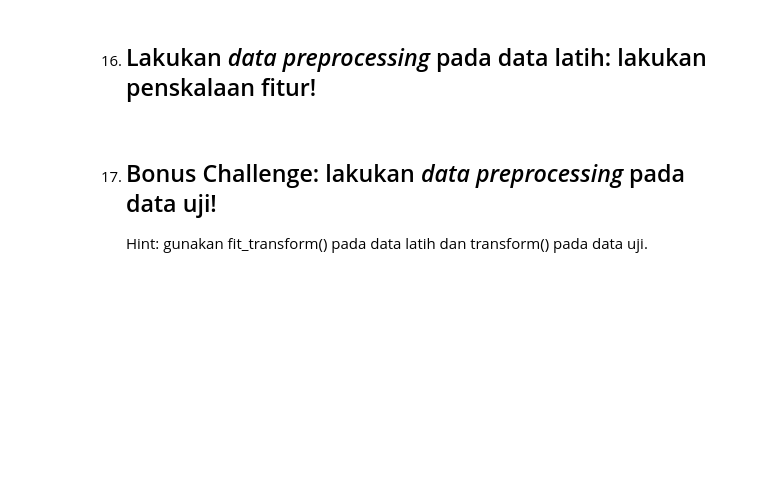
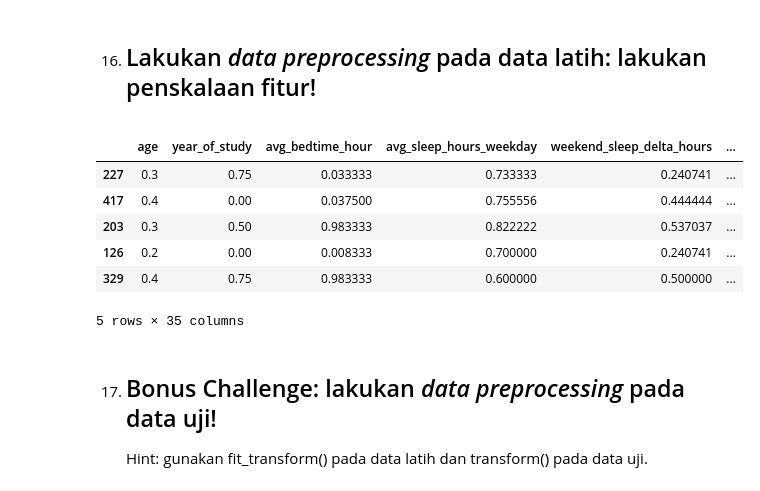
Before and after one commit to yumahazza/practice_machine_learning, a Jupyter notebook: sessio2_EDA_Preprocessing.ipynb, the cells around one changed output. Saved outputs shown, nothing was run; the diff lists cells and outputs as text; code cells hidden in the pictures; blank space fills up the shorter version.

```diff
--- a/sessio2_EDA_Preprocessing.ipynb
+++ b/sessio2_EDA_Preprocessing.ipynb
@@ -996,3 +993,7 @@ for col in fitur_ordinal:
+# %%
+if 'weekly_study_hours' in X_train_tugas.columns:
+    X_train_tugas['weekly_study_hours_sqrt'] = np.sqrt(X_train_tugas['weekly_study_hours'])
+    X_train_tugas.drop(columns=['weekly_study_hours'], inplace=True)
 # %% [markdown]
 15. Lakukan *data preprocessing* pada data latih: lakukan *encoding* pada data kategorikal!
     -
@@ -1002,3 +1000,29 @@ for col in fitur_ordinal:
+# %%
+from sklearn.preprocessing import OneHotEncoder
+
+# Normalisasi gender
+gender_map = {
+    'Male': 'Male', 'male': 'Male', 'M': 'Male',
+    'Female': 'Female', 'female': 'Female', 'F': 'Female',
+    'Prefer not to say': 'Prefer not to say', 'Non-binary': 'Non-binary'
+}
+if 'gender' in X_train_tugas.columns:
+    X_train_tugas['gender'] = X_train_tugas['gender'].map(gender_map)
+
+# Menghapus student_id
+if 'student_id' in X_train_tugas.columns:
+    X_train_tugas.drop(columns=['student_id'], inplace=True)
+
+# Fit dan Transform OneHotEncoder
+cat_cols = X_train_tugas.select_dtypes(include=['object']).columns.tolist()
+encoder = OneHotEncoder(sparse_output=False, drop='first', handle_unknown='ignore')
+
+encoded_train_array = encoder.fit_transform(X_train_tugas[cat_cols])
+encoded_cols = encoder.get_feature_names_out(cat_cols)
+
+encoded_train_df = pd.DataFrame(encoded_train_array, columns=encoded_cols, index=X_train_tugas.index)
+X_train_tugas = X_train_tugas.drop(columns=cat_cols)
+X_train_tugas = pd.concat([X_train_tugas, encoded_train_df], axis=1)
 # %% [markdown]
 16. Lakukan *data preprocessing* pada data latih: lakukan penskalaan fitur!
     -
@@ -1008,3 +1029,21 @@ for col in fitur_ordinal:
+# %%
+from sklearn.preprocessing import MinMaxScaler
+
+scaler = MinMaxScaler()
+
+# Fit dan Transform MinMaxScaler pada data latih
+X_train_scaled_array = scaler.fit_transform(X_train_tugas)
+X_train_tugas_scaled = pd.DataFrame(X_train_scaled_array, columns=X_train_tugas.columns, index=X_train_tugas.index)
+
+X_train_tugas_scaled.head()
+# %% [output]
+|  | age | year_of_study | avg_bedtime_hour | avg_sleep_hours_weekday | weekend_sleep_delta_hours | ... |
+| 227 | 0.3 | 0.75 | 0.033333 | 0.733333 | 0.240741 | ... |
+| 417 | 0.4 | 0.00 | 0.037500 | 0.755556 | 0.444444 | ... |
+| 203 | 0.3 | 0.50 | 0.983333 | 0.822222 | 0.537037 | ... |
+| 126 | 0.2 | 0.00 | 0.008333 | 0.700000 | 0.240741 | ... |
+| 329 | 0.4 | 0.75 | 0.983333 | 0.600000 | 0.500000 | ... |
+5 rows × 35 columns
 # %% [markdown]
 17. Bonus Challenge: lakukan *data preprocessing* pada data uji!
     -
```
Also changed, not shown: parts of 5 cells of this notebook.
